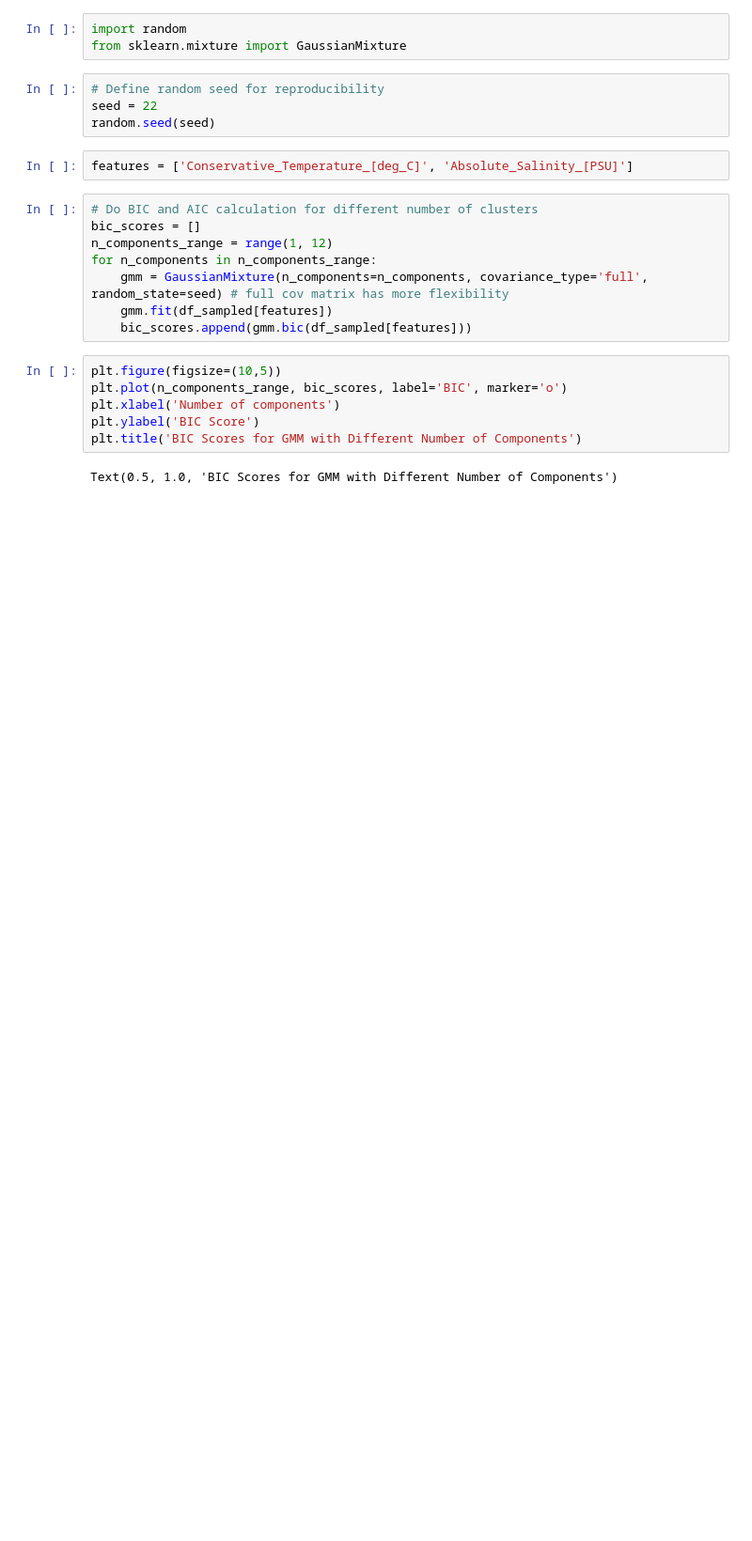
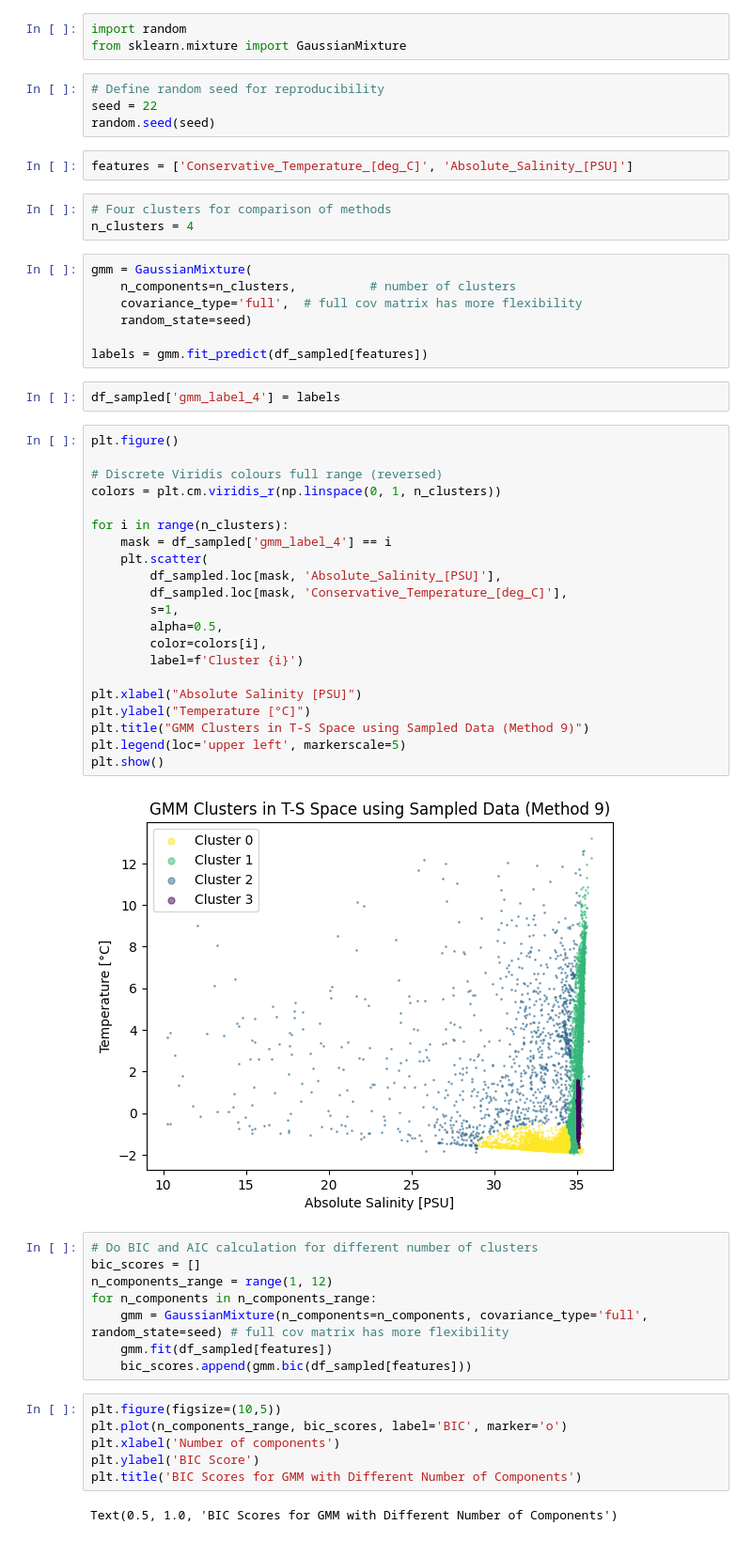
Before and after one commit to Mfdcng2/WaterMassClassification, a Jupyter notebook: Paper1/Data_Distribution/Sample_meth_clustering.ipynb, the cells around one changed output. Shown at 94% size. Drawn from its saved outputs; the diff is of its cells as text; blank space fills up the shorter version.

Commit message:
Different sampling methods clustering TS NDR

```diff
--- a/Paper1/Data_Distribution/Sample_meth_clustering.ipynb
+++ b/Paper1/Data_Distribution/Sample_meth_clustering.ipynb
@@ -180,6 +182,41 @@ seed = 22
 random.seed(seed)
 # %%
 features = ['Conservative_Temperature_[deg_C]', 'Absolute_Salinity_[PSU]']
+# %%
+# Four clusters for comparison of methods
+n_clusters = 4
+# %%
+gmm = GaussianMixture(
+    n_components=n_clusters,          # number of clusters
+    covariance_type='full',  # full cov matrix has more flexibility
+    random_state=seed)
+
+labels = gmm.fit_predict(df_sampled[features])
+# %%
+df_sampled['gmm_label_4'] = labels
+# %%
+plt.figure()
+
+# Discrete Viridis colours full range (reversed)
+colors = plt.cm.viridis_r(np.linspace(0, 1, n_clusters))
+
+for i in range(n_clusters):
+    mask = df_sampled['gmm_label_4'] == i
+    plt.scatter(
+        df_sampled.loc[mask, 'Absolute_Salinity_[PSU]'],
+        df_sampled.loc[mask, 'Conservative_Temperature_[deg_C]'],
+        s=1,
+        alpha=0.5,
+        color=colors[i],
+        label=f'Cluster {i}')
+
+plt.xlabel("Absolute Salinity [PSU]")
+plt.ylabel("Temperature [°C]")
+plt.title("GMM Clusters in T-S Space using Sampled Data (Method 9)")
+plt.legend(loc='upper left', markerscale=5)
+plt.show()
+# %% [output]
+[figure, added]
 # %%
 # Do BIC and AIC calculation for different number of clusters
 bic_scores = []
```
Also changed, not shown: parts of 60 cells of this notebook.
